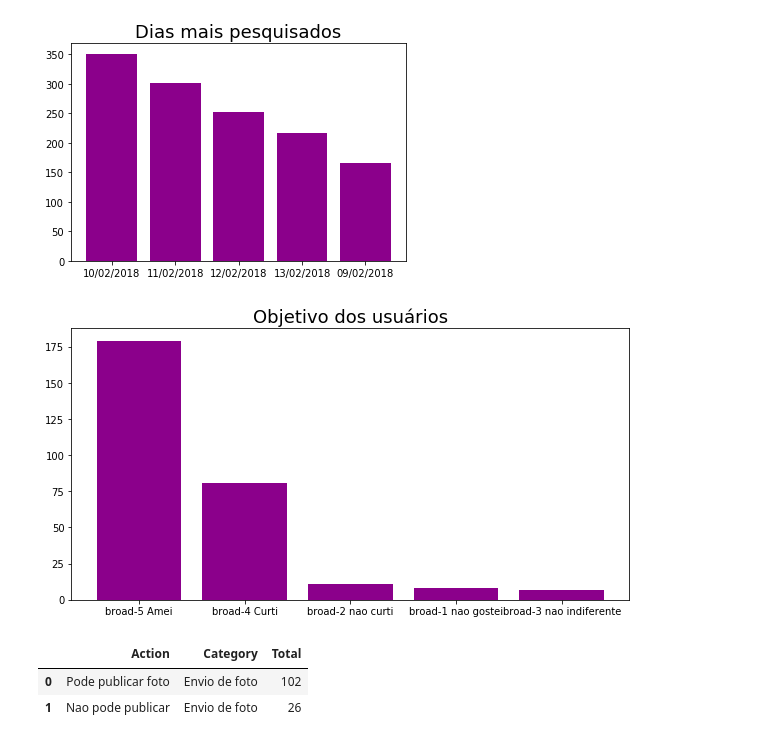
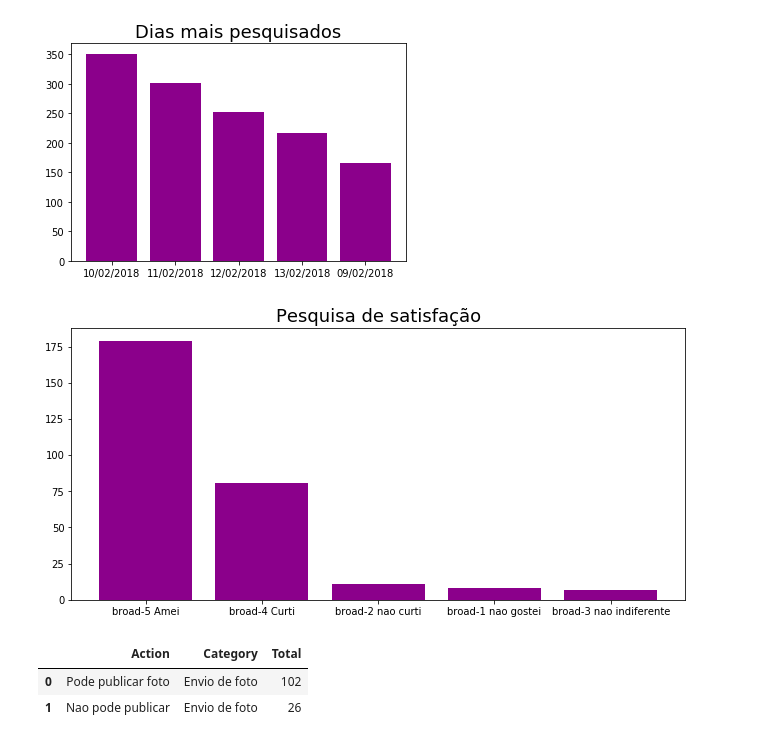
Before and after one commit to LucasAntves/Take-Analysis, a Jupyter notebook: Inputs Usuários.ipynb, the cells around one changed output. Cells and saved outputs as stored; diff of their text form; code cells hidden in the pictures.

```diff
--- a/Inputs Usuários.ipynb
+++ b/Inputs Usuários.ipynb
@@ -130,12 +130,12 @@ df_satisfacao1 = df_satisfacao.groupBy('Action','Category') \
     .orderBy('Total', ascending=False) \
     .toPandas()
 # %%
-plt.figure(figsize=(10,5))
-plt.title('Objetivo dos usuários', fontsize = 18)
+plt.figure(figsize=(11,5))
+plt.title('Pesquisa de satisfação', fontsize = 18)
 bars = plt.bar(df_satisfacao1.Action, df_satisfacao1.Total, color= 'darkmagenta')
 plt.show()
 # %% [output]
-[figure, old version]
+[figure, new version]
 # %%
 df_foto = df.filter((df['Category'] == 'Envio de foto'))
 
```
